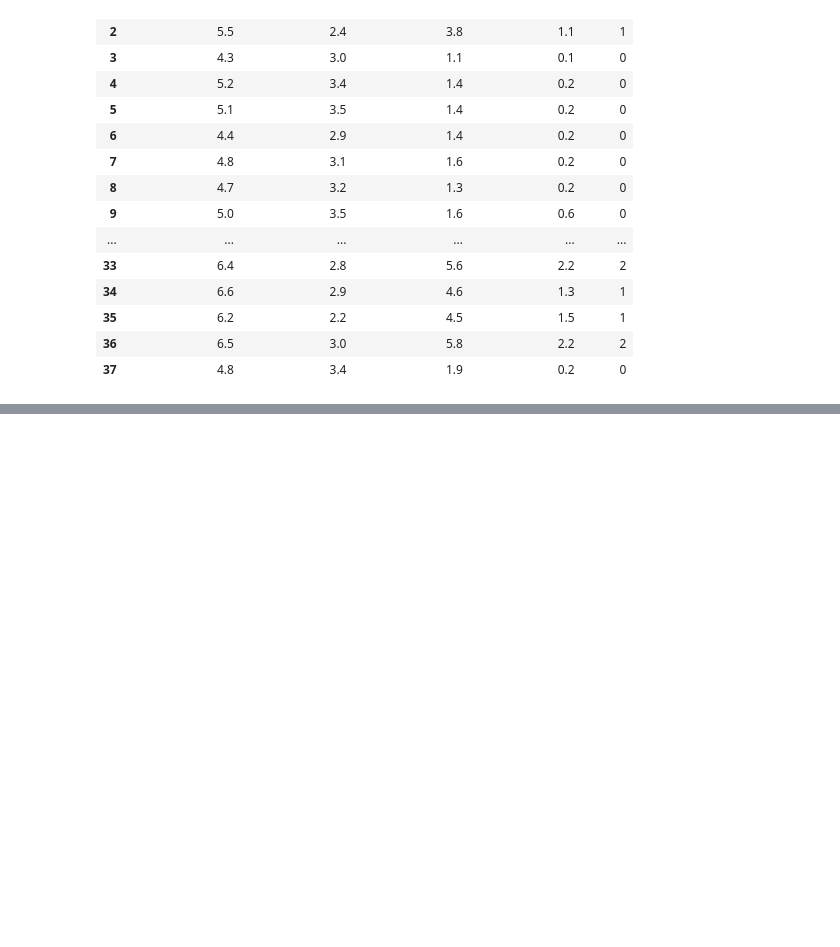
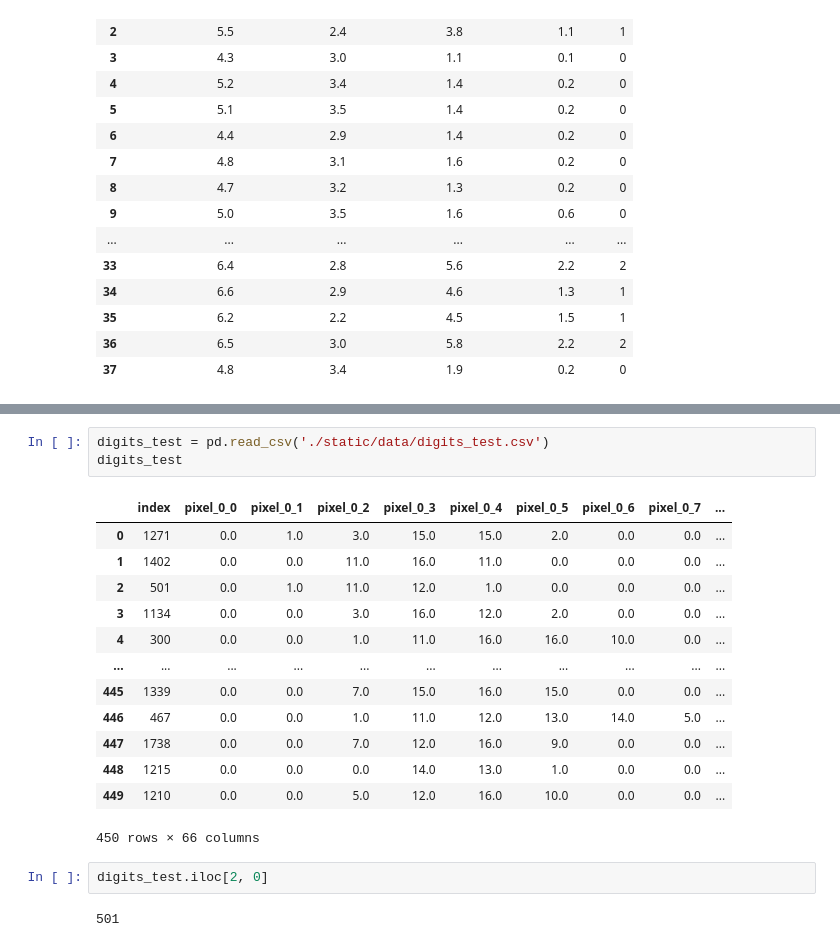
Before and after one commit to STNox/Python-flask, a Jupyter notebook: Python-flask/04. Machine Learning/test.ipynb, the cells around one changed output, grey strips where cells are left out. Drawn from its saved outputs; the diff is of its cells as text; blank space fills up the shorter version.

```diff
--- a/Python-flask/04. Machine Learning/test.ipynb
+++ b/Python-flask/04. Machine Learning/test.ipynb
@@ -96,0 +111,21 @@ df
+# %%
+digits_test = pd.read_csv('./static/data/digits_test.csv')
+digits_test
+# %% [output]
+|  | index | pixel_0_0 | pixel_0_1 | pixel_0_2 | pixel_0_3 | pixel_0_4 | pixel_0_5 | pixel_0_6 | pixel_0_7 | ... |
+| 0 | 1271 | 0.0 | 1.0 | 3.0 | 15.0 | 15.0 | 2.0 | 0.0 | 0.0 | ... |
+| 1 | 1402 | 0.0 | 0.0 | 11.0 | 16.0 | 11.0 | 0.0 | 0.0 | 0.0 | ... |
+| 2 | 501 | 0.0 | 1.0 | 11.0 | 12.0 | 1.0 | 0.0 | 0.0 | 0.0 | ... |
+| 3 | 1134 | 0.0 | 0.0 | 3.0 | 16.0 | 12.0 | 2.0 | 0.0 | 0.0 | ... |
+| 4 | 300 | 0.0 | 0.0 | 1.0 | 11.0 | 16.0 | 16.0 | 10.0 | 0.0 | ... |
+| ... | ... | ... | ... | ... | ... | ... | ... | ... | ... | ... |
+| 445 | 1339 | 0.0 | 0.0 | 7.0 | 15.0 | 16.0 | 15.0 | 0.0 | 0.0 | ... |
+| 446 | 467 | 0.0 | 0.0 | 1.0 | 11.0 | 12.0 | 13.0 | 14.0 | 5.0 | ... |
+| 447 | 1738 | 0.0 | 0.0 | 7.0 | 12.0 | 16.0 | 9.0 | 0.0 | 0.0 | ... |
+| 448 | 1215 | 0.0 | 0.0 | 0.0 | 14.0 | 13.0 | 1.0 | 0.0 | 0.0 | ... |
+| 449 | 1210 | 0.0 | 0.0 | 5.0 | 12.0 | 16.0 | 10.0 | 0.0 | 0.0 | ... |
+450 rows × 66 columns
+# %%
+digits_test.iloc[2, 0]
+# %% [output]
+501
```
Also changed, not shown: parts of 2 cells of this notebook, 10 other files.
